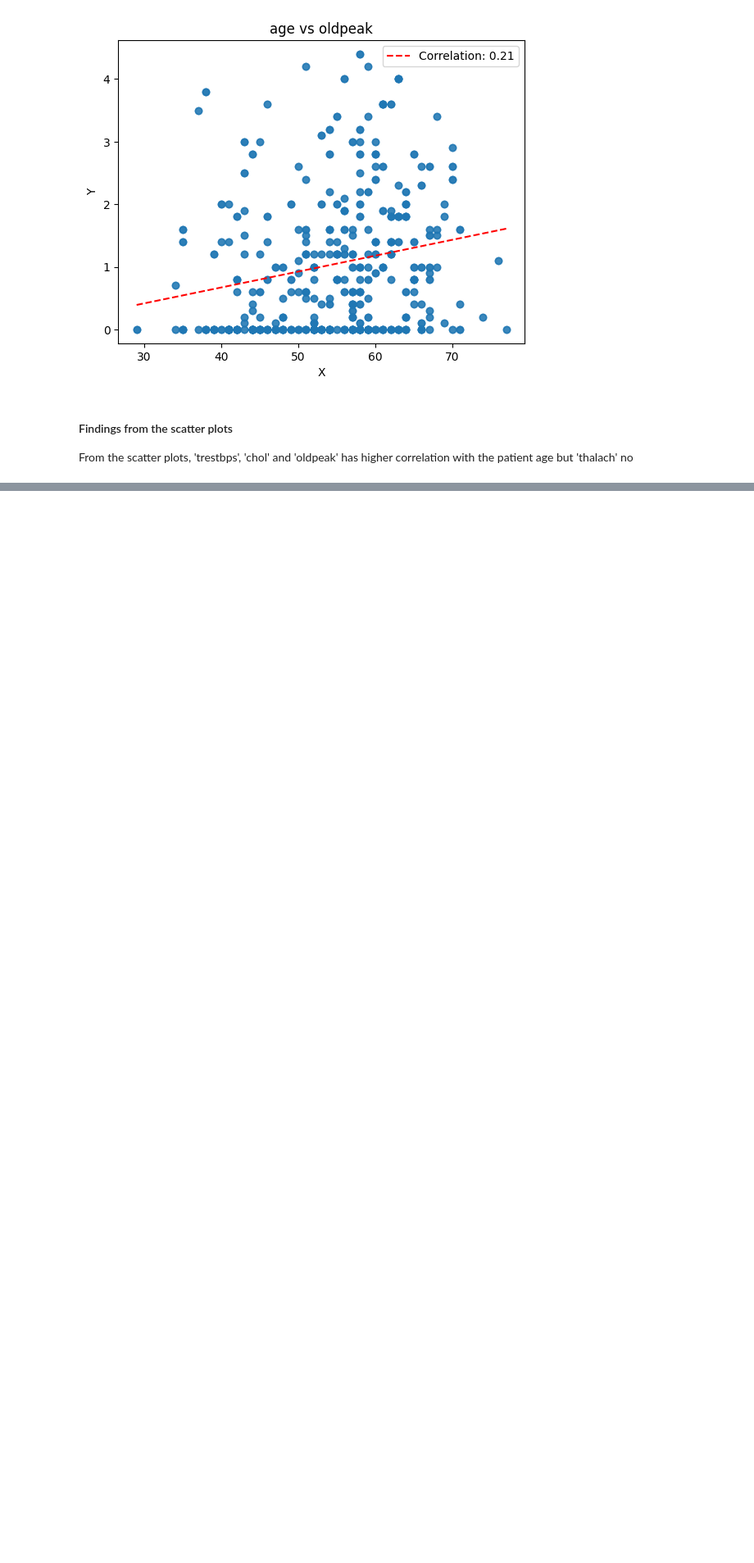
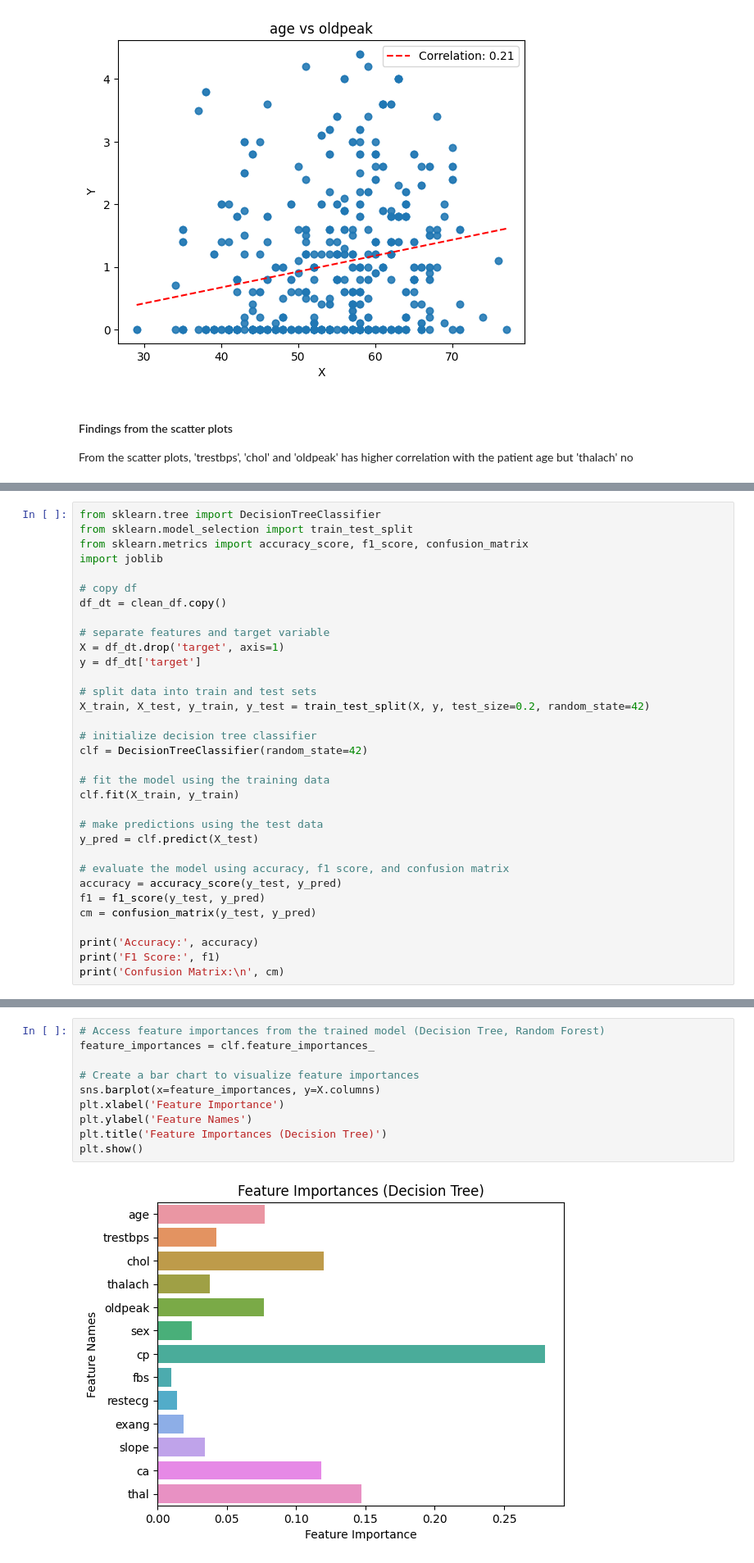
Before and after one commit to karhong-sam/project-wqd7003-ds-analysis, a Jupyter notebook: albert_EDA_trial.ipynb, the cells around one changed output, grey strips where cells are left out. Shown: that part at 82% size. Drawn from its saved outputs; the diff is of its cells as text; blank space fills up the shorter version.

Commit message:
Added Decision Tree model based on KH script and clean_df

```diff
--- a/albert_EDA_trial.ipynb
+++ b/albert_EDA_trial.ipynb
@@ -422,0 +465,33 @@ From the scatter plots, 'trestbps', 'chol' and 'oldpeak' has higher correlation
+# %%
+from sklearn.tree import DecisionTreeClassifier
+from sklearn.model_selection import train_test_split
+from sklearn.metrics import accuracy_score, f1_score, confusion_matrix
+import joblib
+
+# copy df
+df_dt = clean_df.copy()
+
+# separate features and target variable
+X = df_dt.drop('target', axis=1)
+y = df_dt['target']
+
+# split data into train and test sets
+X_train, X_test, y_train, y_test = train_test_split(X, y, test_size=0.2, random_state=42)
+
+# initialize decision tree classifier
+clf = DecisionTreeClassifier(random_state=42)
+
+# fit the model using the training data
+clf.fit(X_train, y_train)
+
+# make predictions using the test data
+y_pred = clf.predict(X_test)
+
+# evaluate the model using accuracy, f1 score, and confusion matrix
+accuracy = accuracy_score(y_test, y_pred)
+f1 = f1_score(y_test, y_pred)
+cm = confusion_matrix(y_test, y_pred)
+
+print('Accuracy:', accuracy)
+print('F1 Score:', f1)
+print('Confusion Matrix:\n', cm)
@@ -422,0 +504,12 @@ From the scatter plots, 'trestbps', 'chol' and 'oldpeak' has higher correlation
+# %%
+# Access feature importances from the trained model (Decision Tree, Random Forest)
+feature_importances = clf.feature_importances_
+
+# Create a bar chart to visualize feature importances
+sns.barplot(x=feature_importances, y=X.columns)
+plt.xlabel('Feature Importance')
+plt.ylabel('Feature Names')
+plt.title('Feature Importances (Decision Tree)')
+plt.show()
+# %% [output]
+[figure, added]
```
Also changed, not shown: parts of 6 cells of this notebook.
